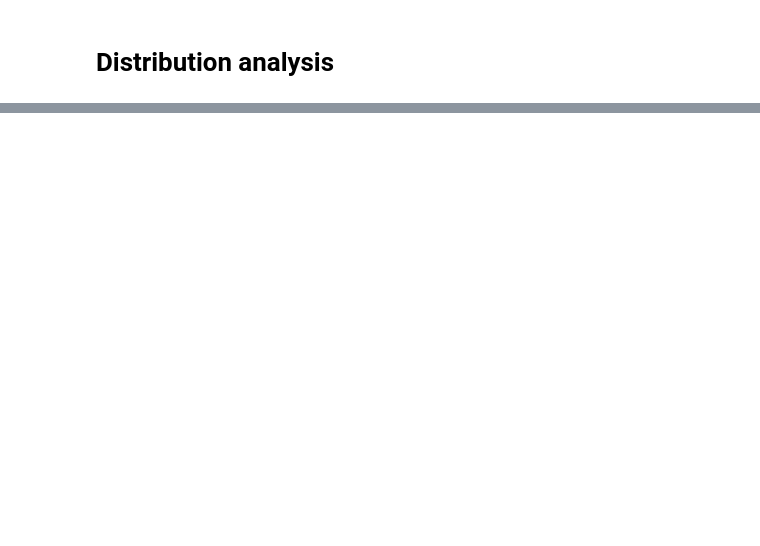
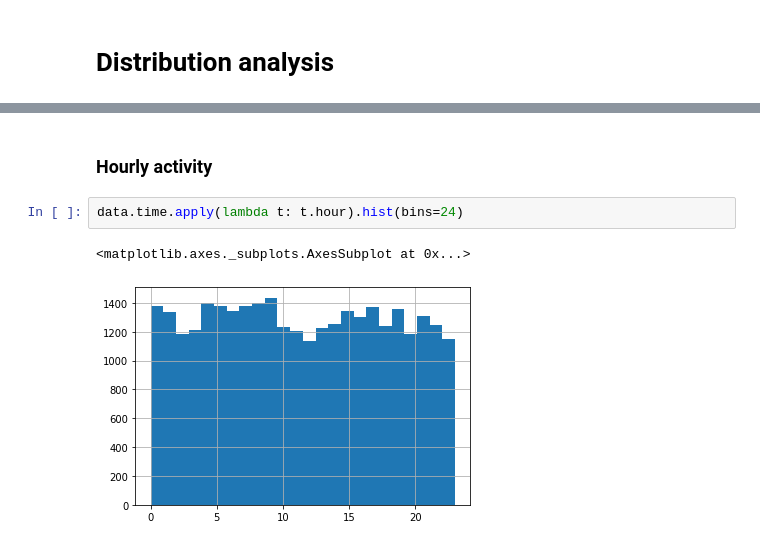
Before and after one commit to matkob/eshoppping, a Jupyter notebook: features.ipynb, the cells around one changed output, grey strips where cells are left out. Saved outputs shown, nothing was run; the diff lists cells and outputs as text; blank space fills up the shorter version.

```diff
--- a/features.ipynb
+++ b/features.ipynb
@@ -31,0 +46,7 @@ data.head()
+# %% [markdown]
+### Hourly activity
+# %%
+data.time.apply(lambda t: t.hour).hist(bins=24)
+# %% [output]
+<matplotlib.axes._subplots.AxesSubplot at 0x...>
+[figure, added]
```
Also changed, not shown: parts of 42 cells of this notebook, 3 other files.
